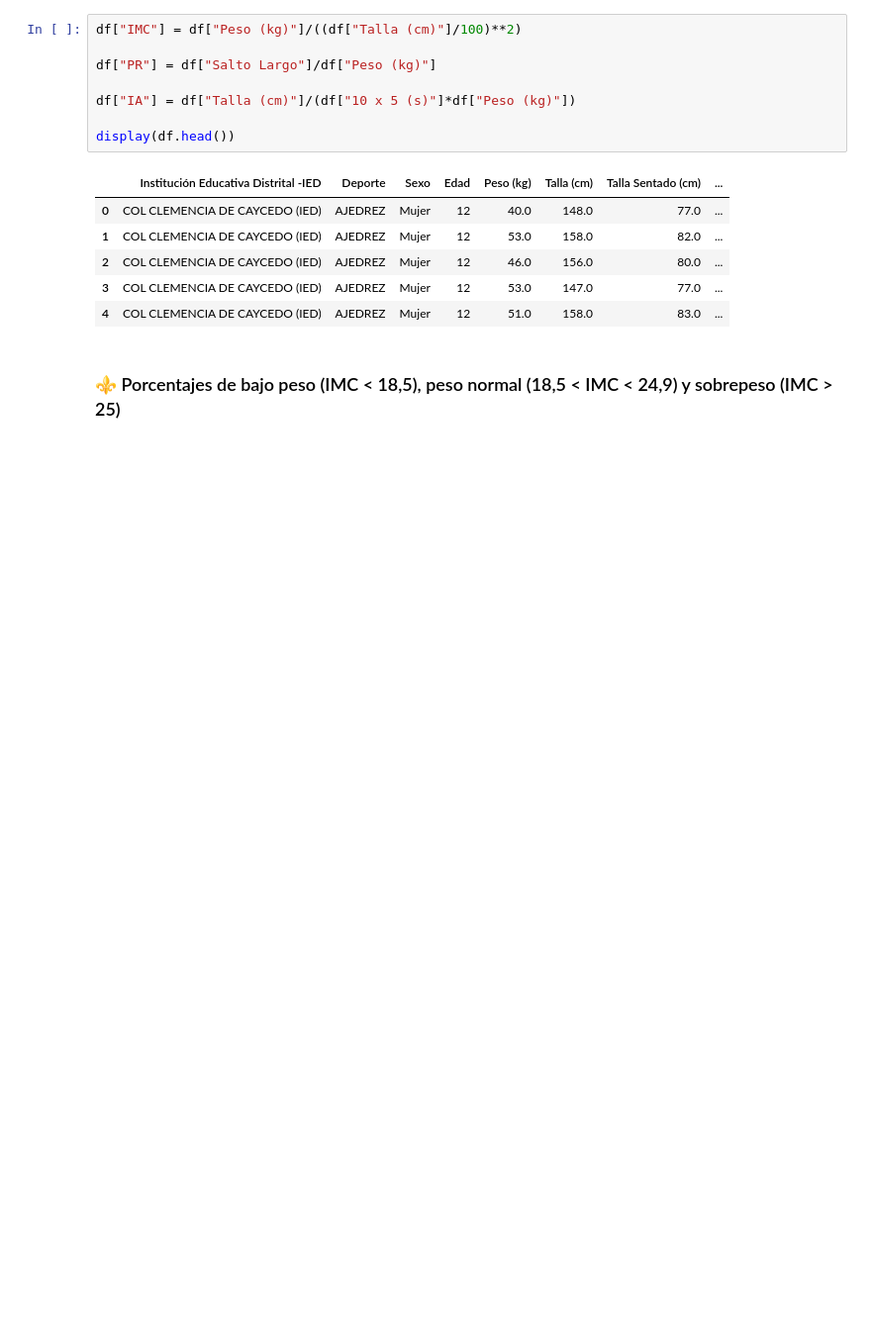
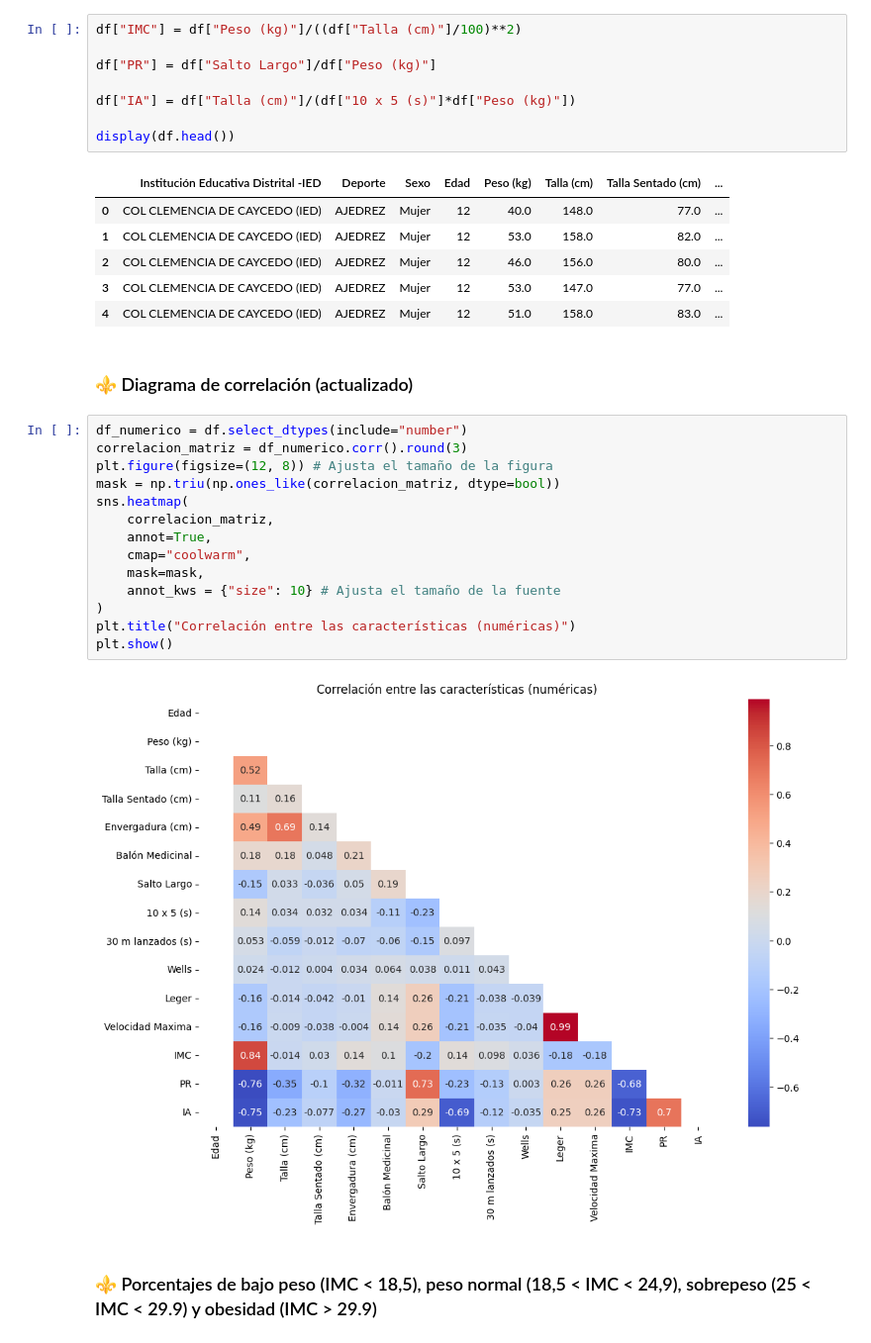
Before and after one commit to SebasMartinez21/Proyecto_IA, a Jupyter notebook: Analisis_exploratorio/analisis_exp.ipynb, the cells around one changed output. Shown: that part at 99% size. Cells and saved outputs as stored; diff of their text form; blank space fills up the shorter version.

```diff
--- a/Analisis_exploratorio/analisis_exp.ipynb
+++ b/Analisis_exploratorio/analisis_exp.ipynb
@@ -267,8 +268,26 @@ display(df.head())
 | 2 | COL CLEMENCIA DE CAYCEDO (IED) | AJEDREZ | Mujer | 12 | 46.0 | 156.0 | 80.0 | ... |
 | 3 | COL CLEMENCIA DE CAYCEDO (IED) | AJEDREZ | Mujer | 12 | 53.0 | 147.0 | 77.0 | ... |
 | 4 | COL CLEMENCIA DE CAYCEDO (IED) | AJEDREZ | Mujer | 12 | 51.0 | 158.0 | 83.0 | ... |
+# %% [markdown]
+### ⚜️ Diagrama de correlación (actualizado)
+# %%
+df_numerico = df.select_dtypes(include="number")
+correlacion_matriz = df_numerico.corr().round(3)
+plt.figure(figsize=(12, 8)) # Ajusta el tamaño de la figura
+mask = np.triu(np.ones_like(correlacion_matriz, dtype=bool))
+sns.heatmap(
+    correlacion_matriz,
+    annot=True,
+    cmap="coolwarm",
+    mask=mask,
+    annot_kws = {"size": 10} # Ajusta el tamaño de la fuente
+)
+plt.title("Correlación entre las características (numéricas)")
+plt.show()
+# %% [output]
+[figure, added]
 # %% [markdown]
-### ⚜️ Porcentajes de bajo peso (IMC < 18,5), peso normal (18,5 < IMC < 24,9) y sobrepeso (IMC > 25)
+### ⚜️ Porcentajes de bajo peso (IMC < 18,5), peso normal (18,5 < IMC < 24,9), sobrepeso (25 < IMC < 29.9) y obesidad (IMC > 29.9)
 # %%
 # ⚜️ Clasificación de IMC (Nueva columna)
 df["IMC_categoria"] = pd.cut(
```
Also changed, not shown: parts of 12 cells of this notebook, 10 other files.
